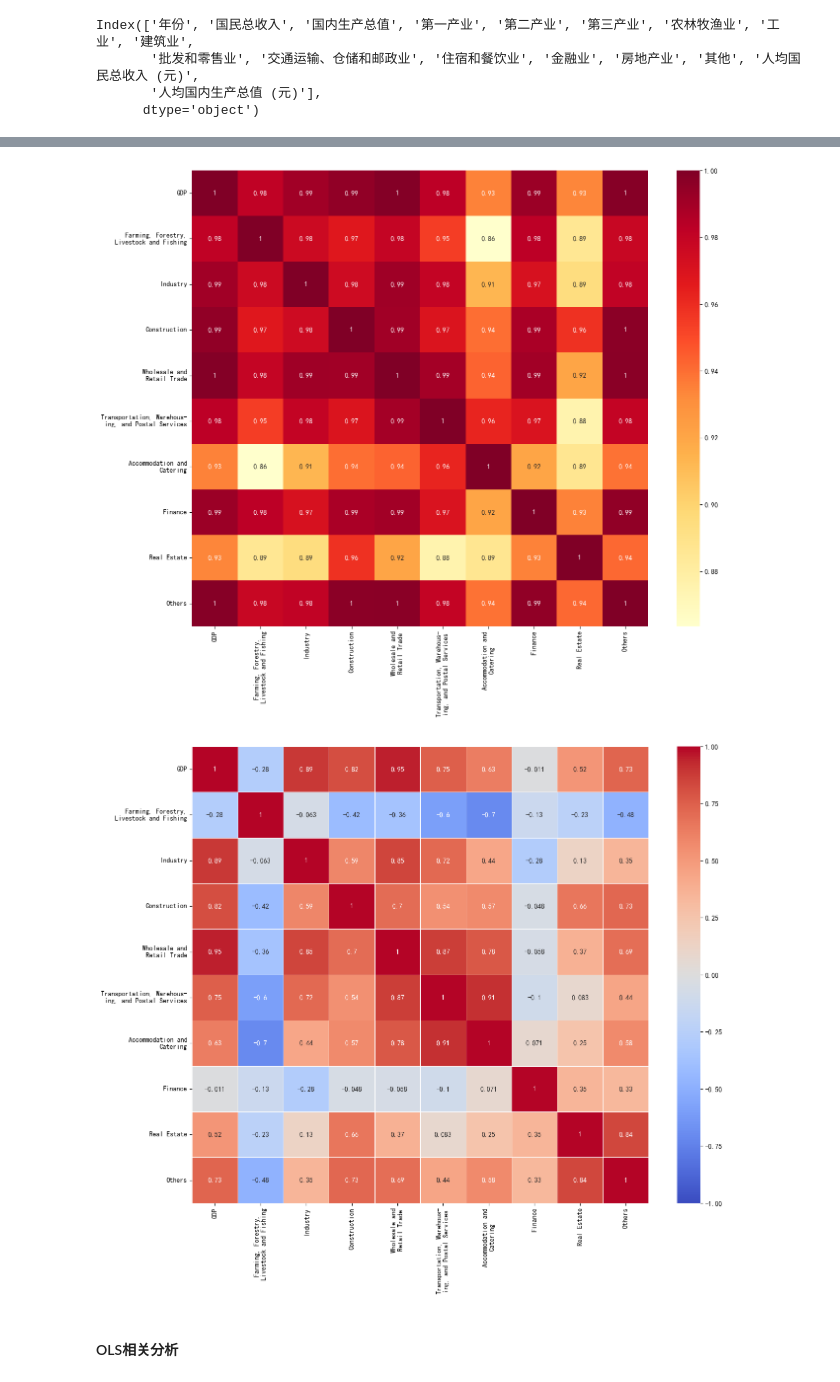
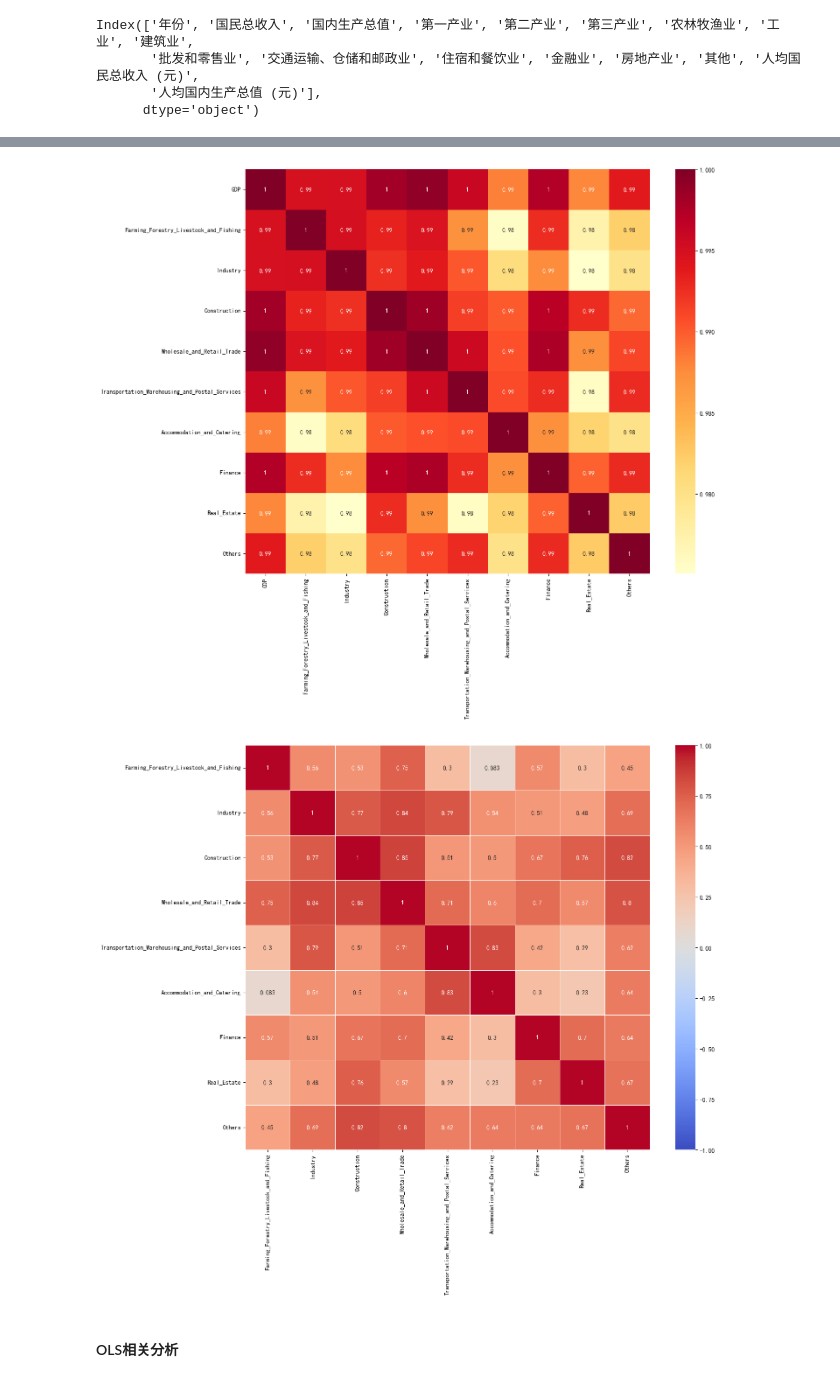
Before and after one commit to Czhongshao/2025-HSB, a Jupyter notebook: code/q1/q1.ipynb, the cells around one changed output, grey strips where cells are left out. Saved outputs shown, nothing was run; the diff lists cells and outputs as text; code cells hidden in the pictures.

```diff
--- a/code/q1/q1.ipynb
+++ b/code/q1/q1.ipynb
@@ -20,7 +20,7 @@ pd.options.mode.chained_assignment = None
 # %%
 # 导入初始相关数据
 
-df=pd.read_excel('../../data/近十年各行业生产总值数据表.xlsx',sheet_name='Sheet1')
+df=pd.read_excel('../../data/近二十年各行业生产总值数据表.xlsx',sheet_name='Sheet1')
 df
 # %% [output]
 |  | 年份 | 国民总收入 | 国内生产总值 | 第一产业 | 第二产业 | 第三产业 | 农林牧渔业 | 工业 | 建筑业 | 批发和零售业 | 交通运输、仓储和邮政业 | ... |
@@ -78,6 +84,7 @@ industry_names2 = {
 
 
 # 使用映射将中文列标题转换为英文
-df1.rename(columns=industry_names1, inplace=True)
+df1.rename(columns=industry_names2, inplace=True)
+
 df1.head()
 # %% [output]
@@ -98,24 +105,30 @@ sns.heatmap(correlation_matrix, vmax=1, square=True,annot=True,cmap='YlOrRd')
 plt.savefig("../../img/Industry_Correlation_Matrix.png", dpi=500)
 plt.show()
 # %% [output]
-[figure, old version]
+[figure, new version]
 # %%
 # 相关性分析2：根据经济的增长率数值进行相关性分析
+# 去除GDP的影响
+df1 = df1.drop(columns=['GDP'])
+
 # 计算各行业的同比增长率
 df_growth = df1.pct_change().dropna()
 
 # 计算相关矩阵
 correlation_growth = df_growth.corr()
+# 保存相关系数数据
+output_path = '../../data/相关系数.xlsx'
+correlation_growth.to_excel(output_path)
 
 # 绘制增长率的相关性热力图
 plt.figure(figsize=(15, 12))
 sns.heatmap(correlation_growth, vmax=1, vmin=-1, square=True, annot=True, cmap='coolwarm', linewidths=0.5)
 # plt.title("Growth Rate Correlation Matrix")
 # 保存图像
 plt.savefig("../../img/Growth_Rate_Correlation_Matrix.png", dpi=500)
 plt.show()
 # %% [output]
-[figure, old version]
+[figure, new version]
 # %% [markdown]
 #### OLS相关分析
 # %%
```
Also changed, not shown: parts of 3 cells of this notebook, 26 other files.
